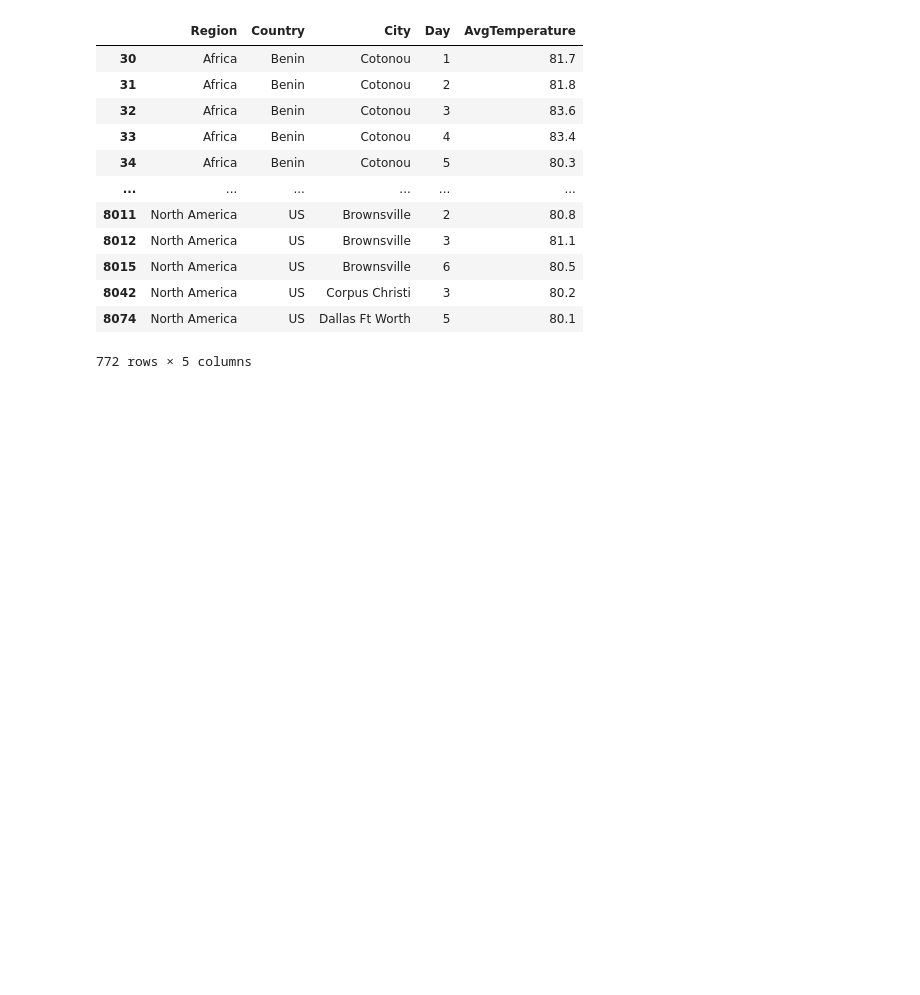
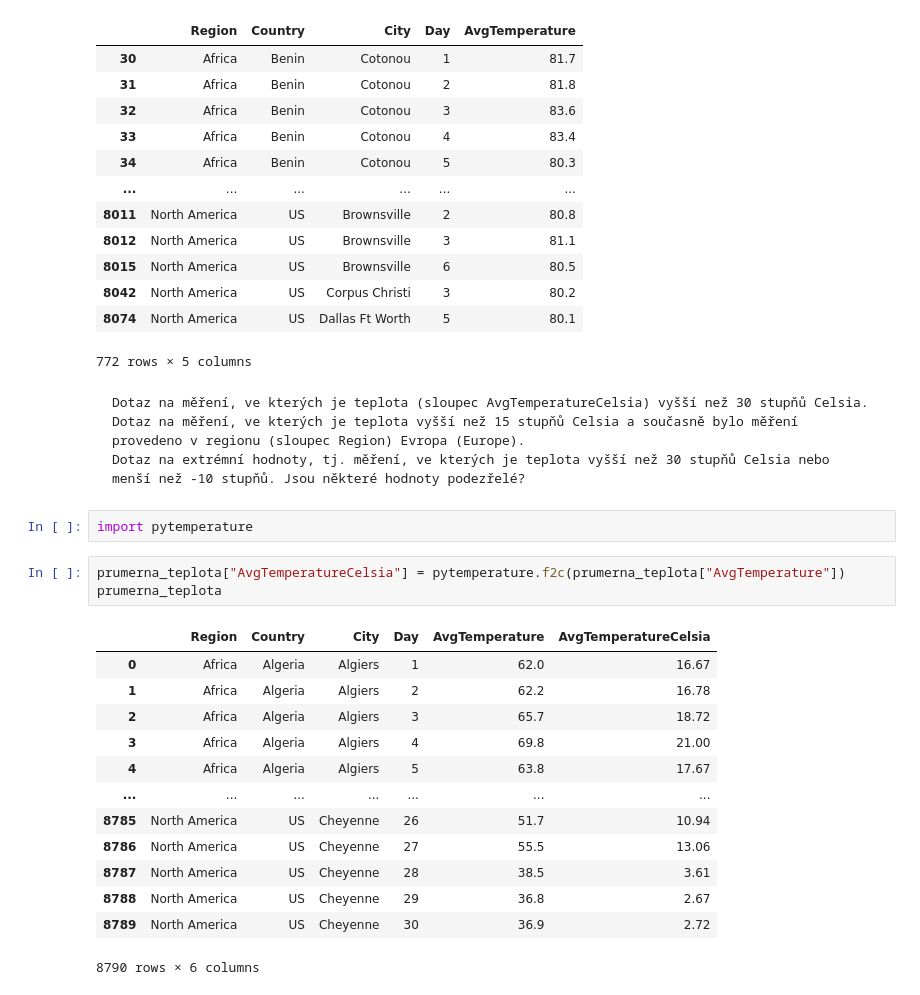
Before and after one commit to BarboraHolubova/python-kurz-podzim-2023, a Jupyter notebook: ukol-8.ipynb, the cells around one changed output. Saved outputs shown, nothing was run; the diff lists cells and outputs as text; blank space fills up the shorter version.

```diff
--- a/ukol-8.ipynb
+++ b/ukol-8.ipynb
@@ -98,3 +98,26 @@ extremni_teploty
 | 8042 | North America | US | Corpus Christi | 3 | 80.2 |
 | 8074 | North America | US | Dallas Ft Worth | 5 | 80.1 |
 772 rows × 5 columns
+# %% [markdown]
+    Dotaz na měření, ve kterých je teplota (sloupec AvgTemperatureCelsia) vyšší než 30 stupňů Celsia.
+    Dotaz na měření, ve kterých je teplota vyšší než 15 stupňů Celsia a současně bylo měření provedeno v regionu (sloupec Region) Evropa (Europe).
+    Dotaz na extrémní hodnoty, tj. měření, ve kterých je teplota vyšší než 30 stupňů Celsia nebo menší než -10 stupňů. Jsou některé hodnoty podezřelé?
+# %%
+import pytemperature
+# %%
+prumerna_teplota["AvgTemperatureCelsia"] = pytemperature.f2c(prumerna_teplota["AvgTemperature"])
+prumerna_teplota
+# %% [output]
+|  | Region | Country | City | Day | AvgTemperature | AvgTemperatureCelsia |
+| 0 | Africa | Algeria | Algiers | 1 | 62.0 | 16.67 |
+| 1 | Africa | Algeria | Algiers | 2 | 62.2 | 16.78 |
+| 2 | Africa | Algeria | Algiers | 3 | 65.7 | 18.72 |
+| 3 | Africa | Algeria | Algiers | 4 | 69.8 | 21.00 |
+| 4 | Africa | Algeria | Algiers | 5 | 63.8 | 17.67 |
+| ... | ... | ... | ... | ... | ... | ... |
+| 8785 | North America | US | Cheyenne | 26 | 51.7 | 10.94 |
+| 8786 | North America | US | Cheyenne | 27 | 55.5 | 13.06 |
+| 8787 | North America | US | Cheyenne | 28 | 38.5 | 3.61 |
+| 8788 | North America | US | Cheyenne | 29 | 36.8 | 2.67 |
+| 8789 | North America | US | Cheyenne | 30 | 36.9 | 2.72 |
+8790 rows × 6 columns
```
Also changed, not shown: parts of 3 cells of this notebook.
